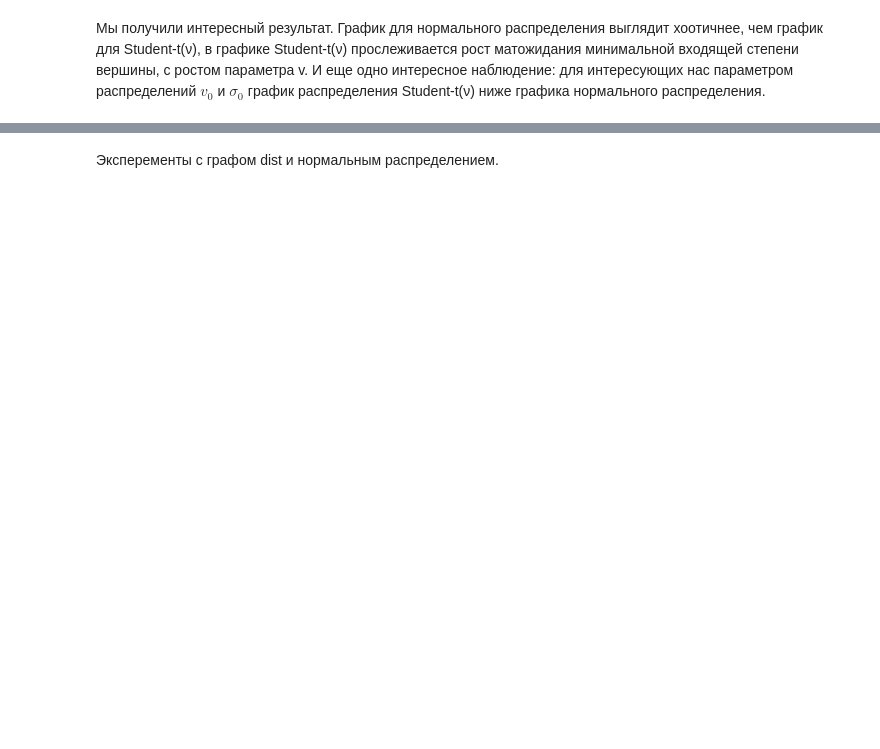
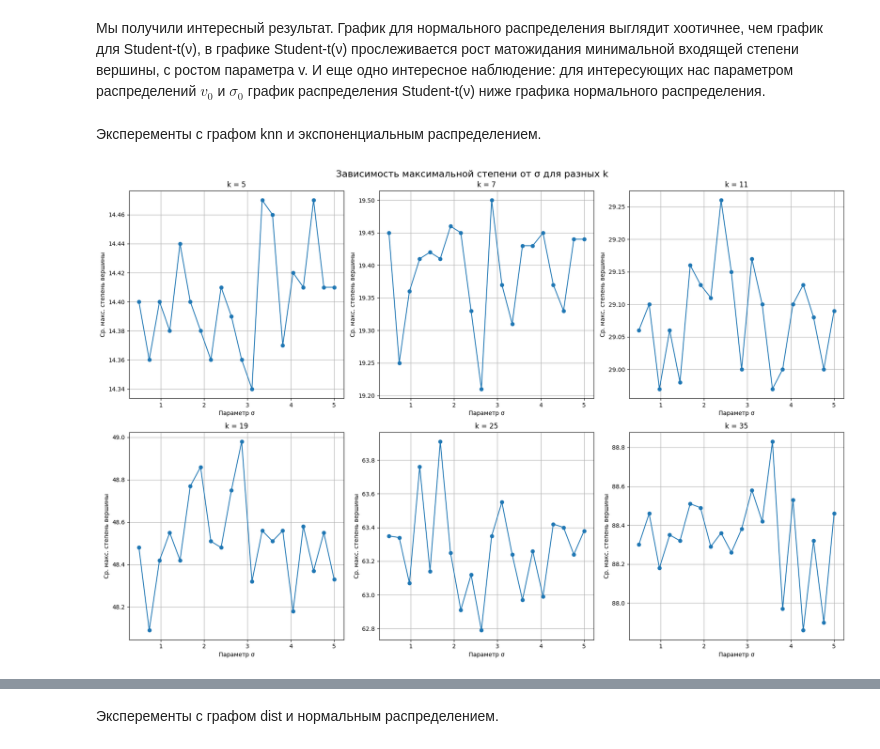
Before and after one commit to Viktorbahse/Random_Ggraph_Problems, a Jupyter notebook: notebooks/Random_graphs.ipynb, the cells around one changed output, grey strips where cells are left out. Saved outputs shown, nothing was run; the diff lists cells and outputs as text; code cells hidden in the pictures; blank space fills up the shorter version.

```diff
--- a/notebooks/Random_graphs.ipynb
+++ b/notebooks/Random_graphs.ipynb
@@ -167,2 +167,33 @@ plt.show()
 # %% [markdown]
 Мы получили интересный результат. График для нормального распределения выглядит хоотичнее, чем график для Student-t(ν), в графике Student-t(ν) прослеживается рост матожидания минимальной входящей степени вершины, с ростом параметра v. И еще одно интересное наблюдение: для интересующих нас параметром распределений $v_0$ и $\sigma_0$ график распределения Student-t(ν) ниже графика нормального распределения.
+# %% [markdown]
+Эксперементы с графом knn и экспоненциальным распределением.
+# %%
+param_grid = {
+    'k_neighbors': [5, 7, 11, 19, 25, 35],
+    'lambda_p': np.linspace(0.5, 5.0, 20)
+}
+n = 500
+n_trials = 100
+fig, axes = plt.subplots(nrows=2, ncols=3, figsize=(18, 12))
+fig.suptitle('Зависимость максимальной степени от σ для разных k', fontsize=16)
+for i, k in enumerate(tqdm(param_grid['k_neighbors'], desc='Processing k_neighbors')):
+    max_degrees_means = []
+    for lambda_ in param_grid['lambda_p']:
+        max_degrees = []
+        for _ in range(n_trials):
+            samples = generate_exponential_samples(n, lambda_param= lambda_)
+            G = generate_knn_digraph(samples, k)
+            max_degree = max_node_degree(G)
+            max_degrees.append(max_degree)
+        max_degrees_means.append(np.mean(max_degrees))
+    ax = axes[i//3, i%3]
+    ax.plot(param_grid['lambda_p'], max_degrees_means, marker='o')
+    ax.set_title(f'k = {k}')
+    ax.set_xlabel('Параметр σ')
+    ax.set_ylabel('Ср. макс. степень вершины')
+    ax.grid(True)
+plt.tight_layout()
+plt.show()
+# %% [output]
+[figure, added]
```
Also changed, not shown: parts of 28 cells of this notebook.
